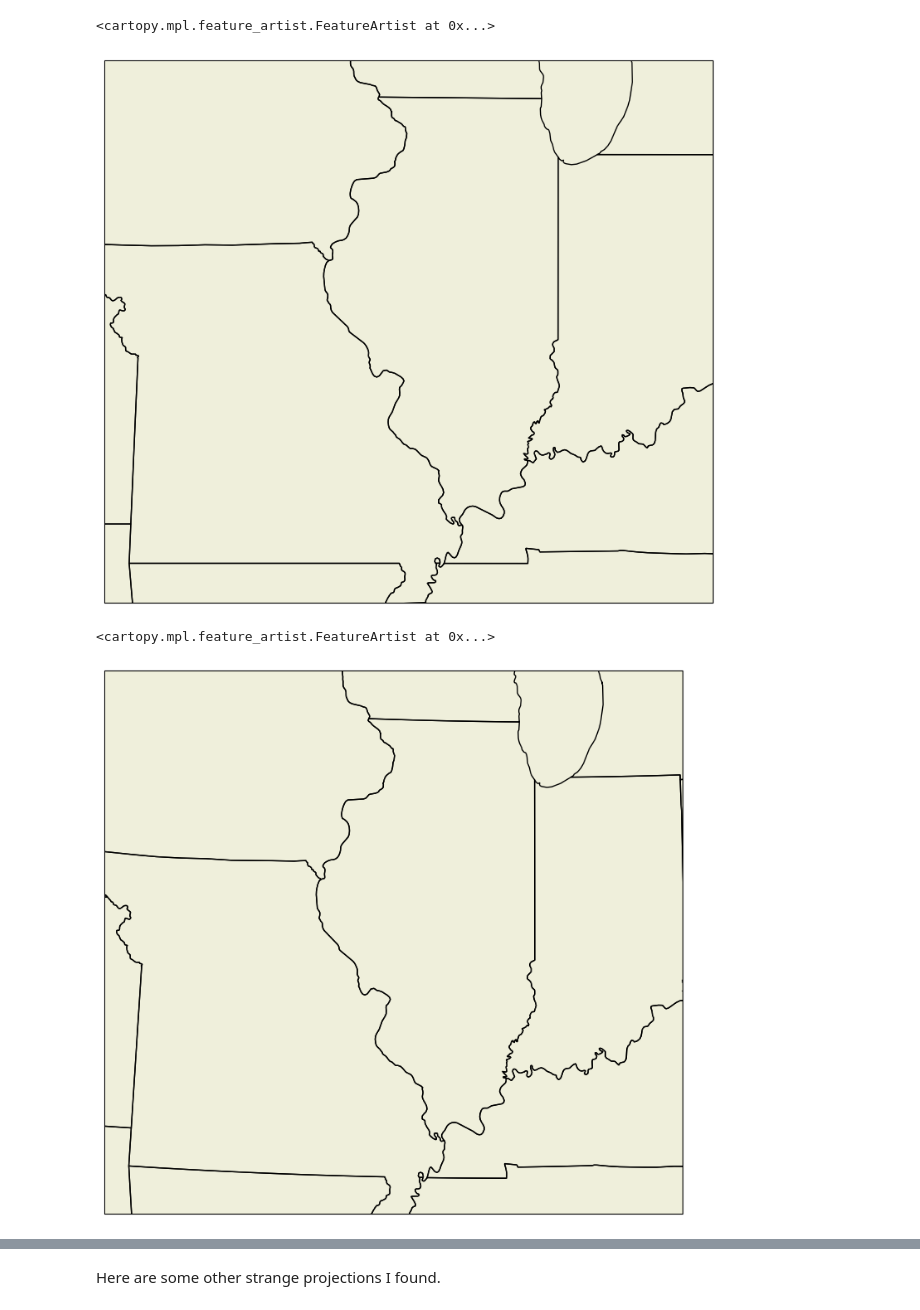
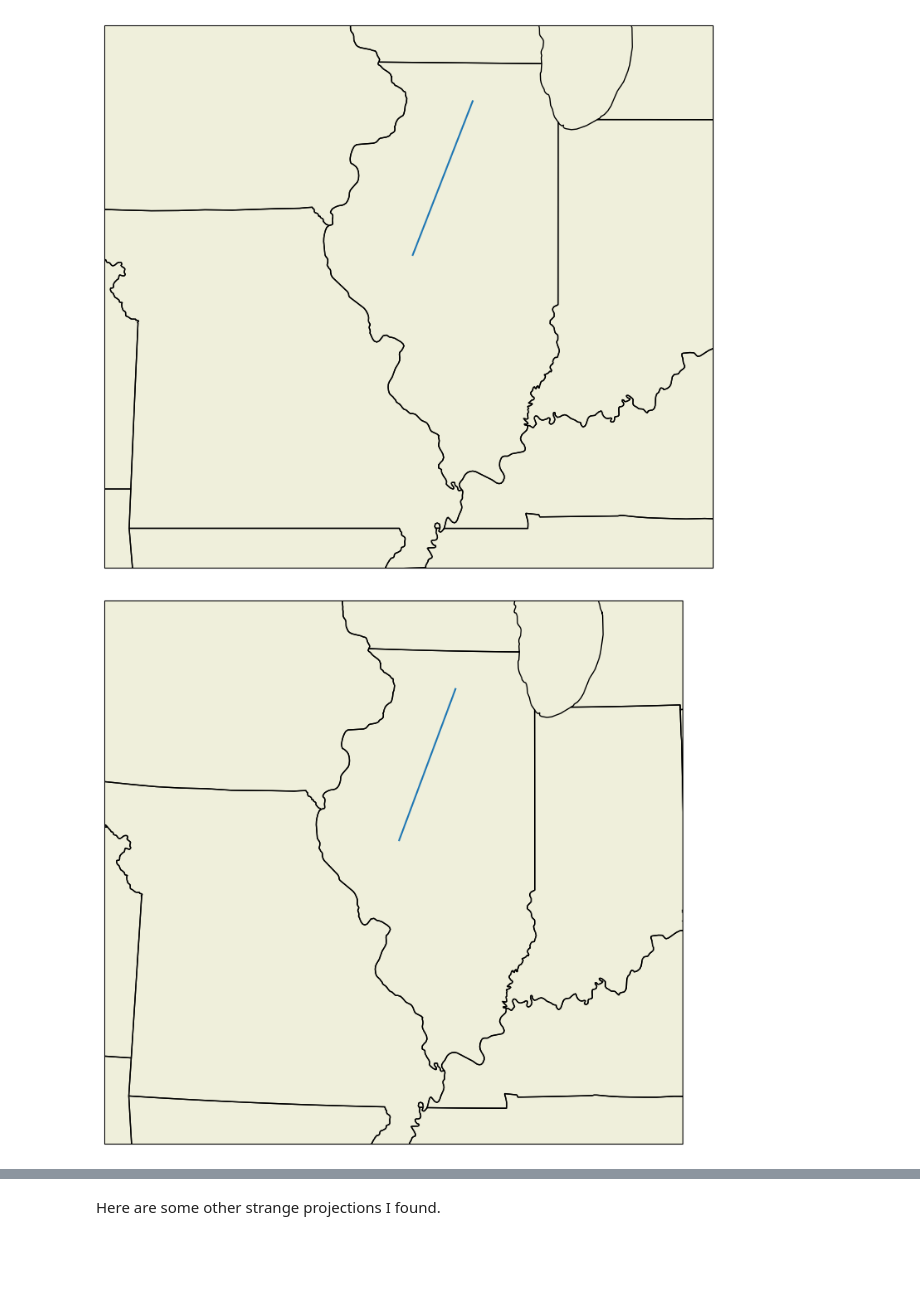
Before and after one commit to Eldpk/data_science_for_the_geosciences, a Jupyter notebook: 3 notebooks/Cartopy Projection Distortions.ipynb, the cells around one changed output, grey strips where cells are left out. Drawn from its saved outputs; the diff is of its cells as text; code cells hidden in the pictures; blank space fills up the shorter version.

```diff
--- a/3 notebooks/Cartopy Projection Distortions.ipynb
+++ b/3 notebooks/Cartopy Projection Distortions.ipynb
@@ -30,15 +34,20 @@ fig.add_feature(cfeature.LAND)
 # %%
 a = plt.figure(figsize=(11, 8.5))
 
 fig = plt.axes(projection=ccrs.Mollweide(central_longitude= -88))
 fig.set_extent([lonW, lonE, latS, latN], crs = ccrs.PlateCarree())
 fig.coastlines()
 fig.add_feature(cfeature.BORDERS)
 fig.add_feature(cfeature.STATES)
 fig.add_feature(cfeature.LAND)
+
+
+fig.plot([-90, -89], [40, 42], transform= ccrs.PlateCarree())
+
+
+plt.show()
 # %% [output]
-<cartopy.mpl.feature_artist.FeatureArtist at 0x...>
-[figure, old version]
+[figure, new version]
 # %%
 a = plt.figure(figsize=(11, 8.5))
 
@@ -48,9 +57,13 @@ fig.coastlines()
 fig.add_feature(cfeature.BORDERS)
 fig.add_feature(cfeature.STATES)
 fig.add_feature(cfeature.LAND)
+
+fig.plot([-90, -89], [40, 42], transform= ccrs.PlateCarree())
+
+
+plt.show()
 # %% [output]
-<cartopy.mpl.feature_artist.FeatureArtist at 0x...>
-[figure, old version]
+[figure, new version]
 # %%
 plt.figure(figsize=(11, 8.5))
 
```
Also changed, not shown: parts of 8 cells of this notebook, 2 other files.
